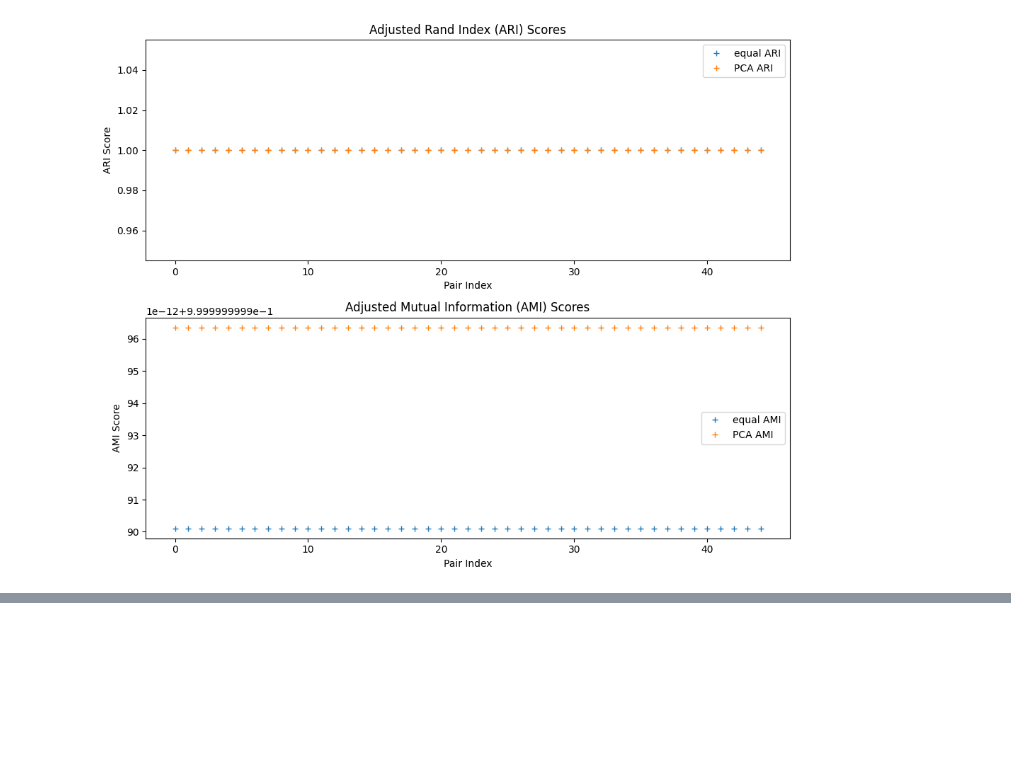
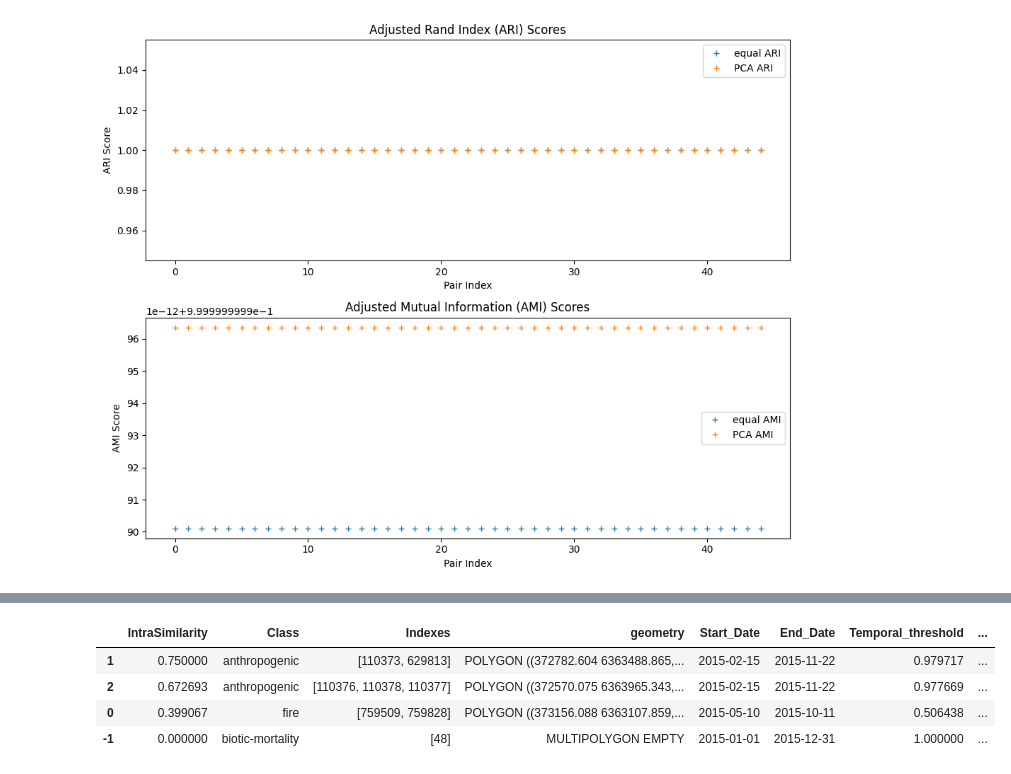
Before and after one commit to ArthurCalvi/Disturbance-Attribution-Dataset-Joining, a Jupyter notebook: join-datasets/experiences.ipynb, the cells around one changed output, grey strips where cells are left out. Cells and saved outputs as stored; diff of their text form; code cells hidden in the pictures; blank space fills up the shorter version.

```diff
--- a/join-datasets/experiences.ipynb
+++ b/join-datasets/experiences.ipynb
@@ -1997,0 +2238,8 @@ with open(f'../data/results/dict/ami_scores_{method}_kwds{str(kwargs)}.pkl', 'wb
+# %%
+gdf
+# %% [output]
+|  | IntraSimilarity | Class | Indexes | geometry | Start_Date | End_Date | Temporal_threshold | ... |
+| 1 | 0.750000 | anthropogenic | [110373, 629813] | POLYGON ((372782.604 6363488.865,... | 2015-02-15 | 2015-11-22 | 0.979717 | ... |
+| 2 | 0.672693 | anthropogenic | [110376, 110378, 110377] | POLYGON ((372570.075 6363965.343,... | 2015-02-15 | 2015-11-22 | 0.977669 | ... |
+| 0 | 0.399067 | fire | [759509, 759828] | POLYGON ((373156.088 6363107.859,... | 2015-05-10 | 2015-10-11 | 0.506438 | ... |
+| -1 | 0.000000 | biotic-mortality | [48] | MULTIPOLYGON EMPTY | 2015-01-01 | 2015-12-31 | 1.000000 | ... |
```
Also changed, not shown: parts of 10 cells of this notebook, 12 other files.
